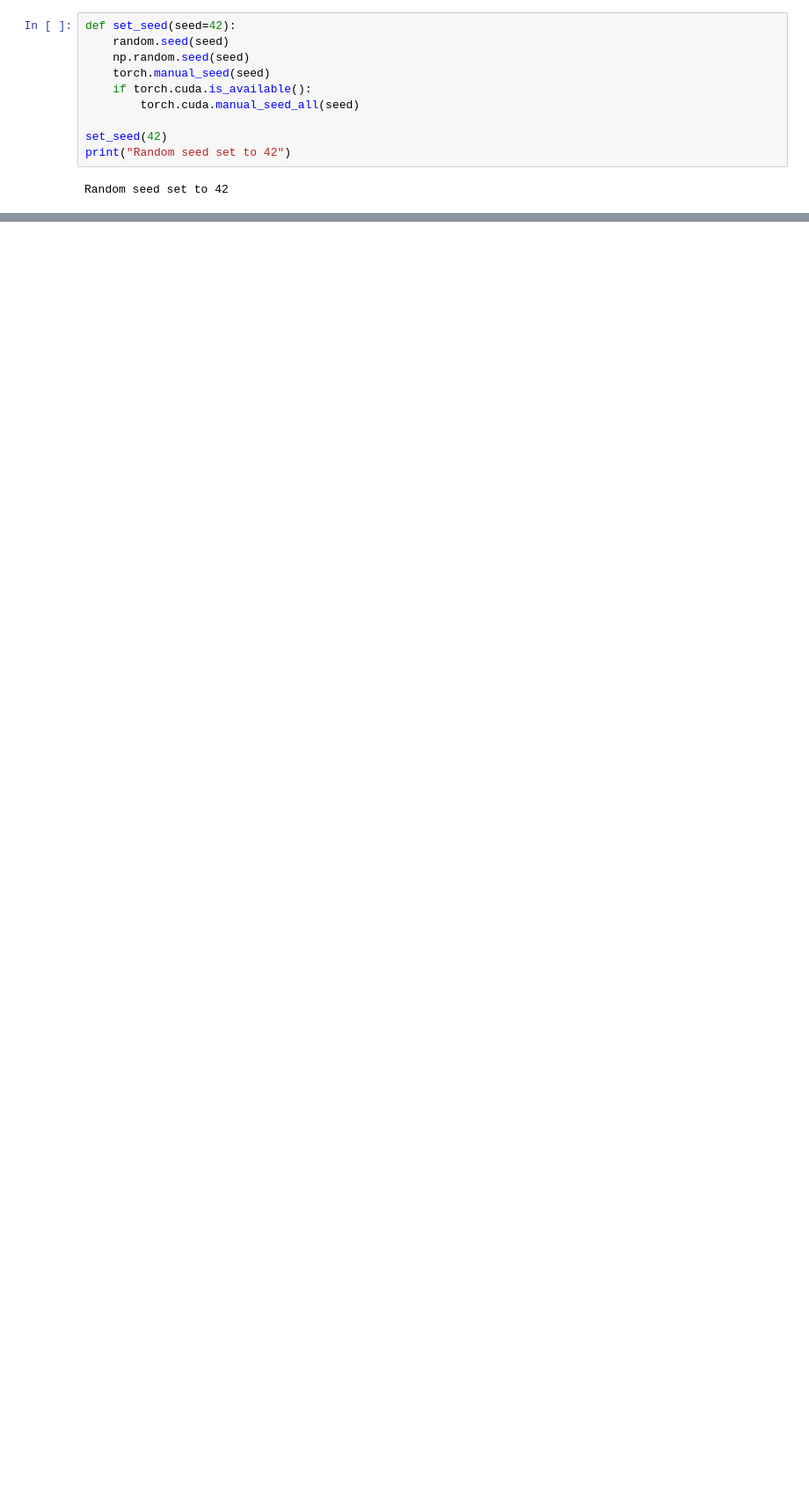
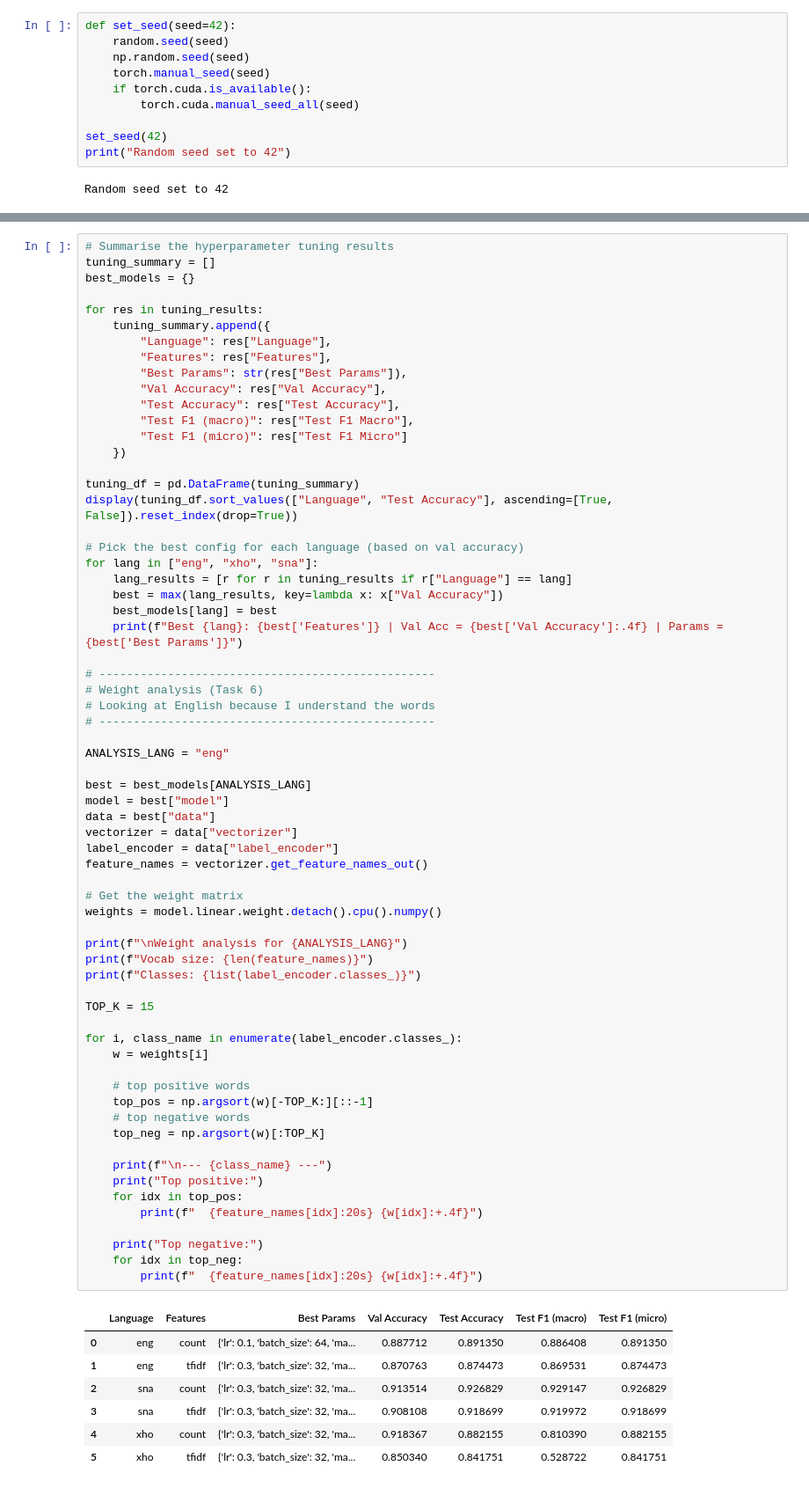
Before and after one commit to pk08malooh-byte/CS2042S-Assignment2, a Jupyter notebook: Logistic_Regression_Assignment_2.ipynb, the cells around one changed output, grey strips where cells are left out. Shown at 88% size. Cells and saved outputs as stored; diff of their text form; blank space fills up the shorter version.

Commit message:
Update bilingual model training

```diff
--- a/Logistic_Regression_Assignment_2.ipynb
+++ b/Logistic_Regression_Assignment_2.ipynb
@@ -679,0 +872,73 @@ display(
+# %%
+# Summarise the hyperparameter tuning results
+tuning_summary = []
+best_models = {}
+
+for res in tuning_results:
+    tuning_summary.append({
+        "Language": res["Language"],
+        "Features": res["Features"],
+        "Best Params": str(res["Best Params"]),
+        "Val Accuracy": res["Val Accuracy"],
+        "Test Accuracy": res["Test Accuracy"],
+        "Test F1 (macro)": res["Test F1 Macro"],
+        "Test F1 (micro)": res["Test F1 Micro"]
+    })
+
+tuning_df = pd.DataFrame(tuning_summary)
+display(tuning_df.sort_values(["Language", "Test Accuracy"], ascending=[True, False]).reset_index(drop=True))
+
+# Pick the best config for each language (based on val accuracy)
+for lang in ["eng", "xho", "sna"]:
+    lang_results = [r for r in tuning_results if r["Language"] == lang]
+    best = max(lang_results, key=lambda x: x["Val Accuracy"])
+    best_models[lang] = best
+    print(f"Best {lang}: {best['Features']} | Val Acc = {best['Val Accuracy']:.4f} | Params = {best['Best Params']}")
+
+# -------------------------------------------------
+# Weight analysis (Task 6)
+# Looking at English because I understand the words
+# -------------------------------------------------
+
+ANALYSIS_LANG = "eng"
+
+best = best_models[ANALYSIS_LANG]
+model = best["model"]
+data = best["data"]
+vectorizer = data["vectorizer"]
+label_encoder = data["label_encoder"]
+feature_names = vectorizer.get_feature_names_out()
+
+# Get the weight matrix
+weights = model.linear.weight.detach().cpu().numpy()
+
+print(f"\nWeight analysis for {ANALYSIS_LANG}")
+print(f"Vocab size: {len(feature_names)}")
+print(f"Classes: {list(label_encoder.classes_)}")
+
+TOP_K = 15
+
+for i, class_name in enumerate(label_encoder.classes_):
+    w = weights[i]
+
+    # top positive words
+    top_pos = np.argsort(w)[-TOP_K:][::-1]
+    # top negative words
+    top_neg = np.argsort(w)[:TOP_K]
+
+    print(f"\n--- {class_name} ---")
+    print("Top positive:")
+    for idx in top_pos:
+        print(f"  {feature_names[idx]:20s} {w[idx]:+.4f}")
+
+    print("Top negative:")
+    for idx in top_neg:
+        print(f"  {feature_names[idx]:20s} {w[idx]:+.4f}")
+# %% [output]
+|  | Language | Features | Best Params | Val Accuracy | Test Accuracy | Test F1 (macro) | Test F1 (micro) |
+| 0 | eng | count | {'lr': 0.1, 'batch_size': 64, 'ma... | 0.887712 | 0.891350 | 0.886408 | 0.891350 |
+| 1 | eng | tfidf | {'lr': 0.3, 'batch_size': 32, 'ma... | 0.870763 | 0.874473 | 0.869531 | 0.874473 |
+| 2 | sna | count | {'lr': 0.3, 'batch_size': 32, 'ma... | 0.913514 | 0.926829 | 0.929147 | 0.926829 |
+| 3 | sna | tfidf | {'lr': 0.3, 'batch_size': 32, 'ma... | 0.908108 | 0.918699 | 0.919972 | 0.918699 |
+| 4 | xho | count | {'lr': 0.3, 'batch_size': 32, 'ma... | 0.918367 | 0.882155 | 0.810390 | 0.882155 |
+| 5 | xho | tfidf | {'lr': 0.3, 'batch_size': 32, 'ma... | 0.850340 | 0.841751 | 0.528722 | 0.841751 |
```
Also changed, not shown: parts of 19 cells of this notebook.
